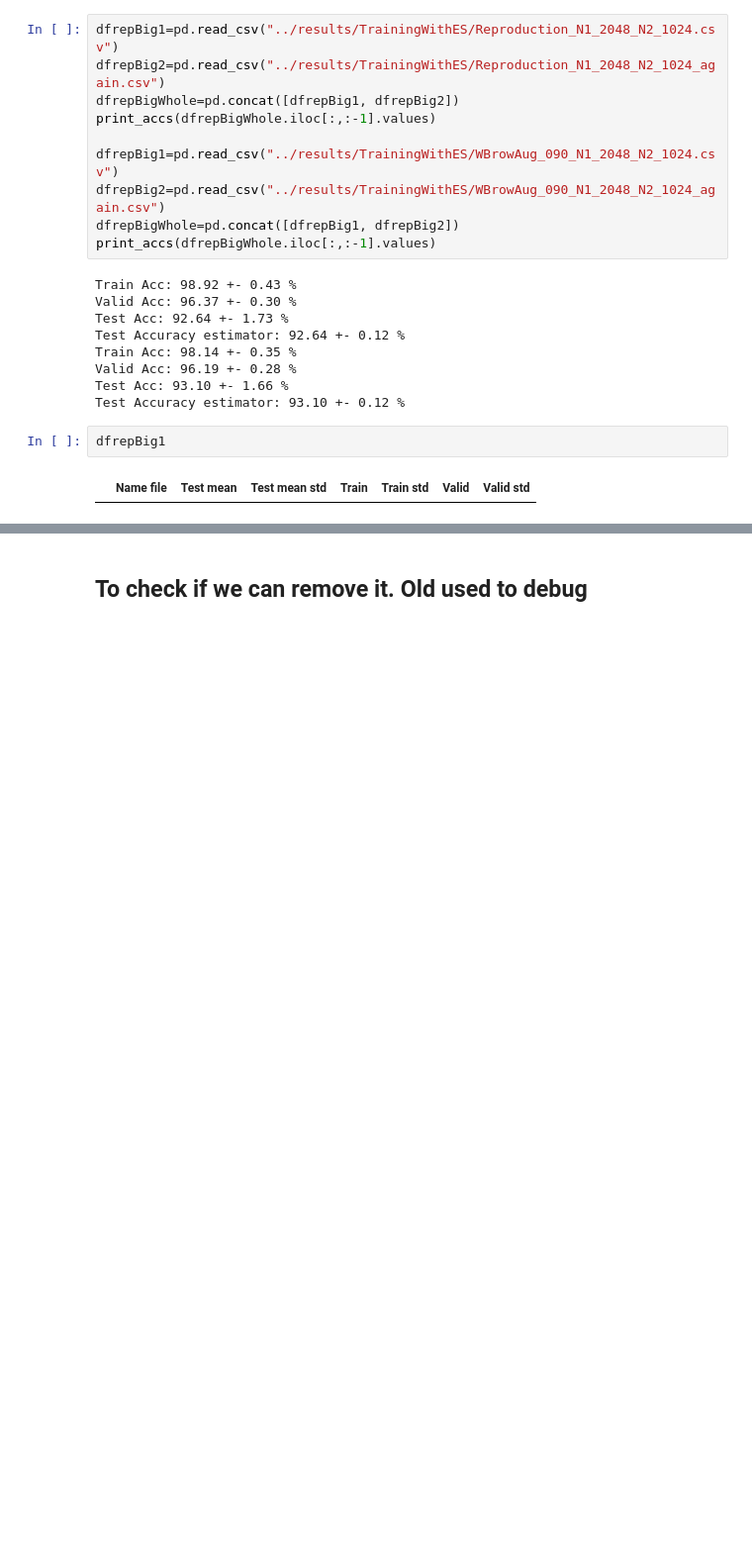
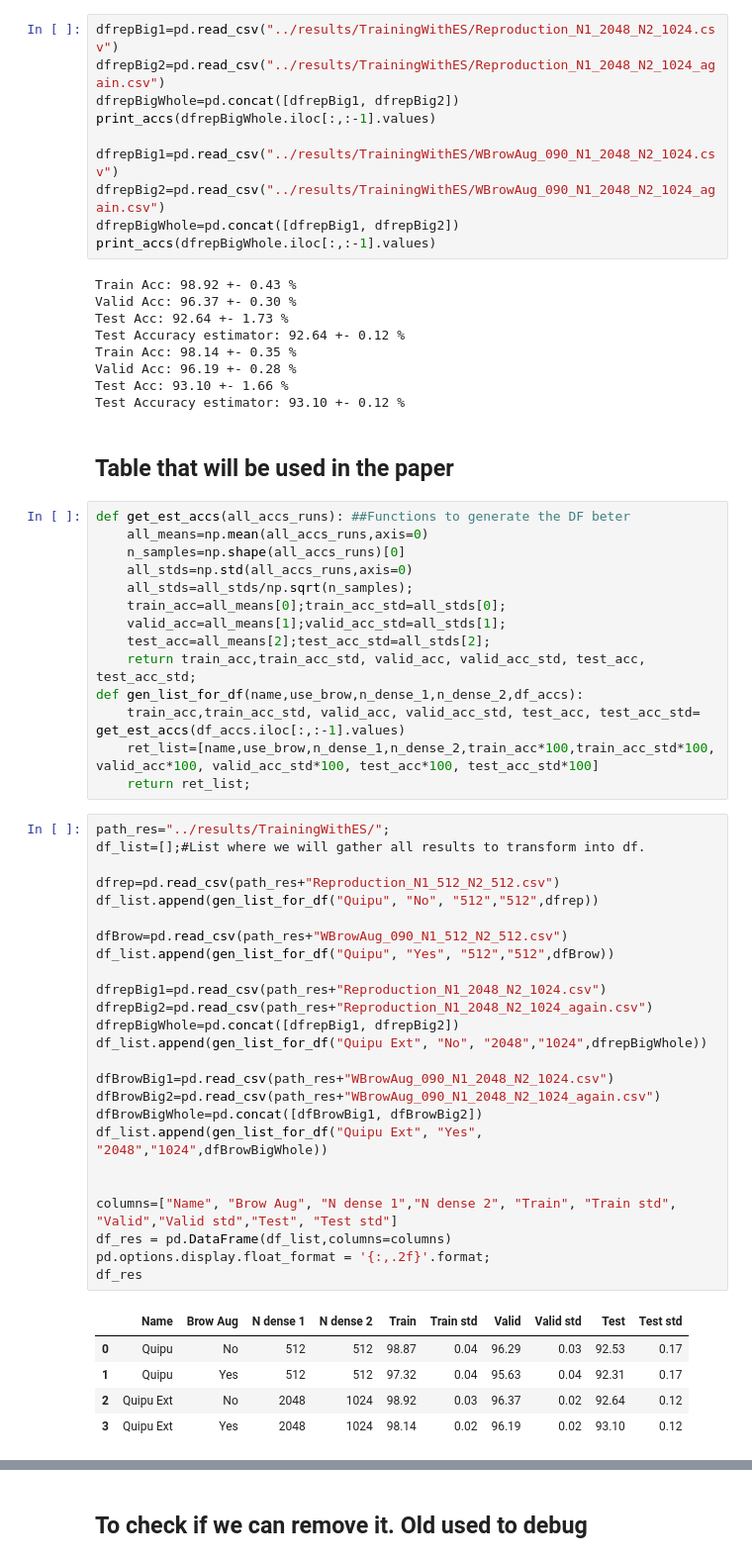
Before and after one commit to JavierKipen/browDataAug, a Jupyter notebook: scripts/Checking.ipynb, the cells around one changed output, grey strips where cells are left out. Shown: that part at 99% size. Saved outputs shown, nothing was run; the diff lists cells and outputs as text; blank space fills up the shorter version.

```diff
--- a/scripts/Checking.ipynb
+++ b/scripts/Checking.ipynb
@@ -157,7 +157,50 @@ Train Acc: 98.14 +- 0.35 %
 Valid Acc: 96.19 +- 0.28 %
 Test Acc: 93.10 +- 1.66 %
 Test Accuracy estimator: 93.10 +- 0.12 %
-# %%
-dfrepBig1
-# %% [output]
-|  | Name file | Test mean | Test mean std | Train | Train std | Valid | Valid std |
+# %% [markdown]
+## Table that will be used in the paper
+# %%
+def get_est_accs(all_accs_runs): ##Functions to generate the DF beter
+    all_means=np.mean(all_accs_runs,axis=0)
+    n_samples=np.shape(all_accs_runs)[0]
+    all_stds=np.std(all_accs_runs,axis=0)
+    all_stds=all_stds/np.sqrt(n_samples);
+    train_acc=all_means[0];train_acc_std=all_stds[0];
+    valid_acc=all_means[1];valid_acc_std=all_stds[1];
+    test_acc=all_means[2];test_acc_std=all_stds[2];
+    return train_acc,train_acc_std, valid_acc, valid_acc_std, test_acc, test_acc_std;
+def gen_list_for_df(name,use_brow,n_dense_1,n_dense_2,df_accs):
+    train_acc,train_acc_std, valid_acc, valid_acc_std, test_acc, test_acc_std= get_est_accs(df_accs.iloc[:,:-1].values)
+    ret_list=[name,use_brow,n_dense_1,n_dense_2,train_acc*100,train_acc_std*100, valid_acc*100, valid_acc_std*100, test_acc*100, test_acc_std*100]
+    return ret_list;
+# %%
+path_res="../results/TrainingWithES/";
+df_list=[];#List where we will gather all results to transform into df.
+
+dfrep=pd.read_csv(path_res+"Reproduction_N1_512_N2_512.csv")
+df_list.append(gen_list_for_df("Quipu", "No", "512","512",dfrep))
+
+dfBrow=pd.read_csv(path_res+"WBrowAug_090_N1_512_N2_512.csv")
+df_list.append(gen_list_for_df("Quipu", "Yes", "512","512",dfBrow))
+
+dfrepBig1=pd.read_csv(path_res+"Reproduction_N1_2048_N2_1024.csv")
+dfrepBig2=pd.read_csv(path_res+"Reproduction_N1_2048_N2_1024_again.csv")
+dfrepBigWhole=pd.concat([dfrepBig1, dfrepBig2])
+df_list.append(gen_list_for_df("Quipu Ext", "No", "2048","1024",dfrepBigWhole))
+
+dfBrowBig1=pd.read_csv(path_res+"WBrowAug_090_N1_2048_N2_1024.csv")
+dfBrowBig2=pd.read_csv(path_res+"WBrowAug_090_N1_2048_N2_1024_again.csv")
+dfBrowBigWhole=pd.concat([dfBrowBig1, dfBrowBig2])
+df_list.append(gen_list_for_df("Quipu Ext", "Yes", "2048","1024",dfBrowBigWhole))
+
+
+columns=["Name", "Brow Aug", "N dense 1","N dense 2", "Train", "Train std", "Valid","Valid std","Test", "Test std"]
+df_res = pd.DataFrame(df_list,columns=columns)
+pd.options.display.float_format = '{:,.2f}'.format;
+df_res
+# %% [output]
+|  | Name | Brow Aug | N dense 1 | N dense 2 | Train | Train std | Valid | Valid std | Test | Test std |
+| 0 | Quipu | No | 512 | 512 | 98.87 | 0.04 | 96.29 | 0.03 | 92.53 | 0.17 |
+| 1 | Quipu | Yes | 512 | 512 | 97.32 | 0.04 | 95.63 | 0.04 | 92.31 | 0.17 |
+| 2 | Quipu Ext | No | 2048 | 1024 | 98.92 | 0.03 | 96.37 | 0.02 | 92.64 | 0.12 |
+| 3 | Quipu Ext | Yes | 2048 | 1024 | 98.14 | 0.02 | 96.19 | 0.02 | 93.10 | 0.12 |
```
Also changed, not shown: parts of 7 cells of this notebook.
